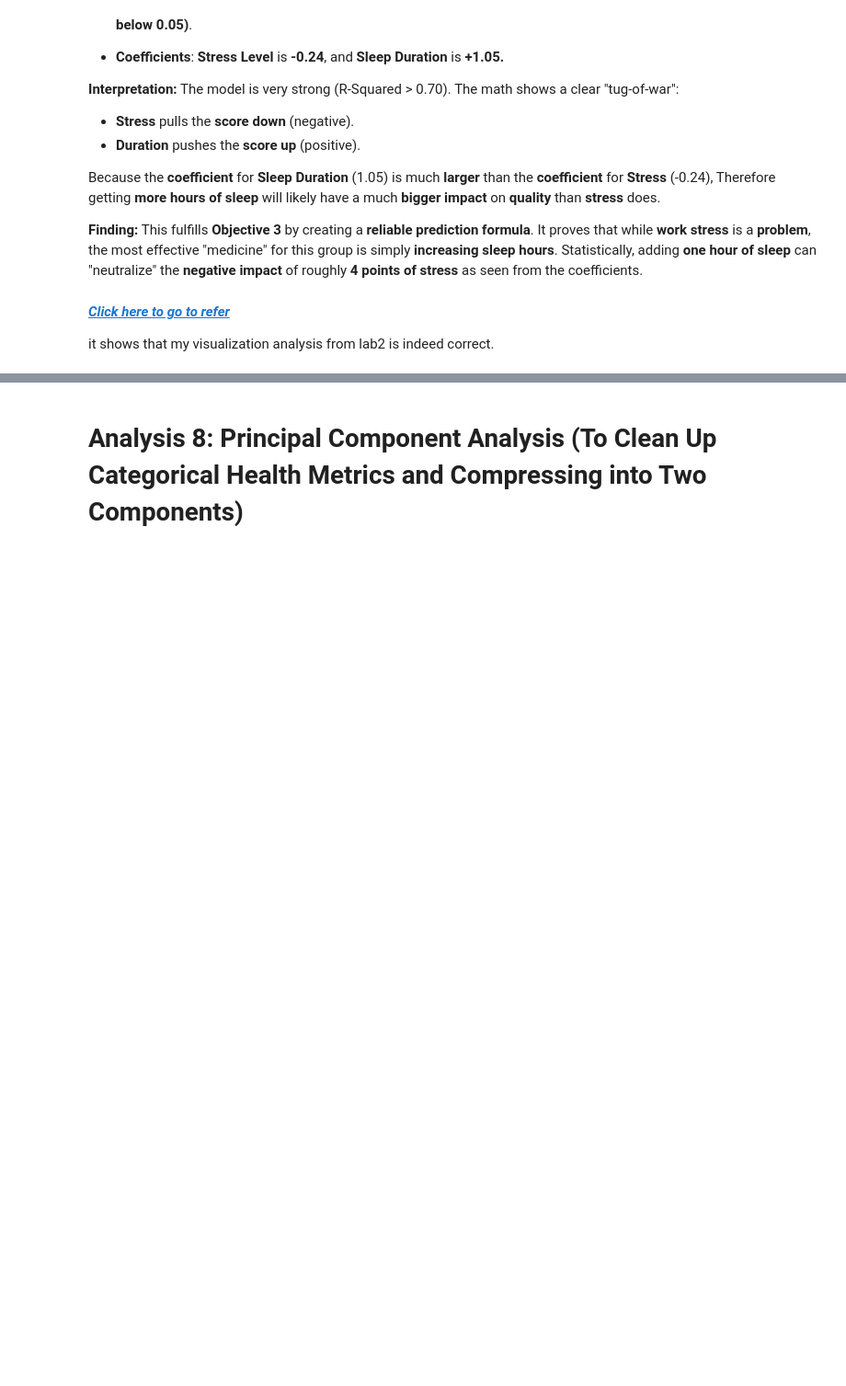
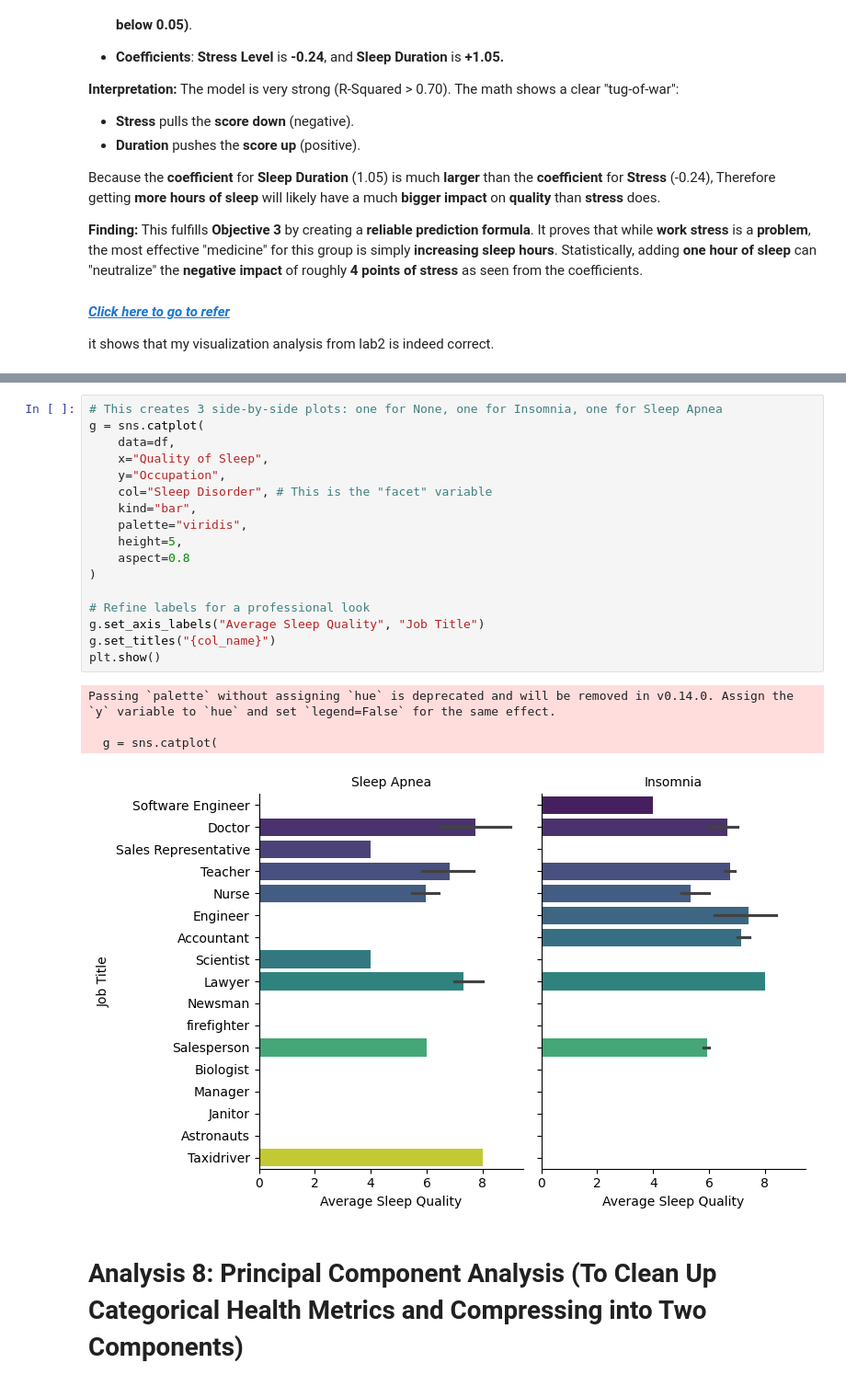
Before and after one commit to Kucheing/FirstOpeningZomato, a Jupyter notebook: ASGZD-1201/ProjectSleepDisorder.ipynb, the cells around one changed output, grey strips where cells are left out. Shown at 92% size. Cells and saved outputs as stored; diff of their text form; blank space fills up the shorter version.

Commit message:
Updated filled in the last part of the assignment i guess now just need to clean up the wordings

```diff
--- a/ASGZD-1201/ProjectSleepDisorder.ipynb
+++ b/ASGZD-1201/ProjectSleepDisorder.ipynb
@@ -936,3 +940,25 @@ Your Result: Anything under 30 is perfect, and under 100 is usually fine. At 79,
+# %%
+# This creates 3 side-by-side plots: one for None, one for Insomnia, one for Sleep Apnea
+g = sns.catplot(
+    data=df,
+    x="Quality of Sleep",
+    y="Occupation",
+    col="Sleep Disorder", # This is the "facet" variable
+    kind="bar",
+    palette="viridis",
+    height=5,
+    aspect=0.8
+)
+
+# Refine labels for a professional look
+g.set_axis_labels("Average Sleep Quality", "Job Title")
+g.set_titles("{col_name}")
+plt.show()
+# %% [output]
+Passing `palette` without assigning `hue` is deprecated and will be removed in v0.14.0. Assign the `y` variable to `hue` and set `legend=False` for the same effect.
+
+  g = sns.catplot(
+[figure, added]
 # %% [markdown]
 # **Analysis 8: Principal Component Analysis (To Clean Up Categorical Health Metrics and Compressing into Two Components)**
 # %%
```
Also changed, not shown: parts of 5 cells of this notebook.
